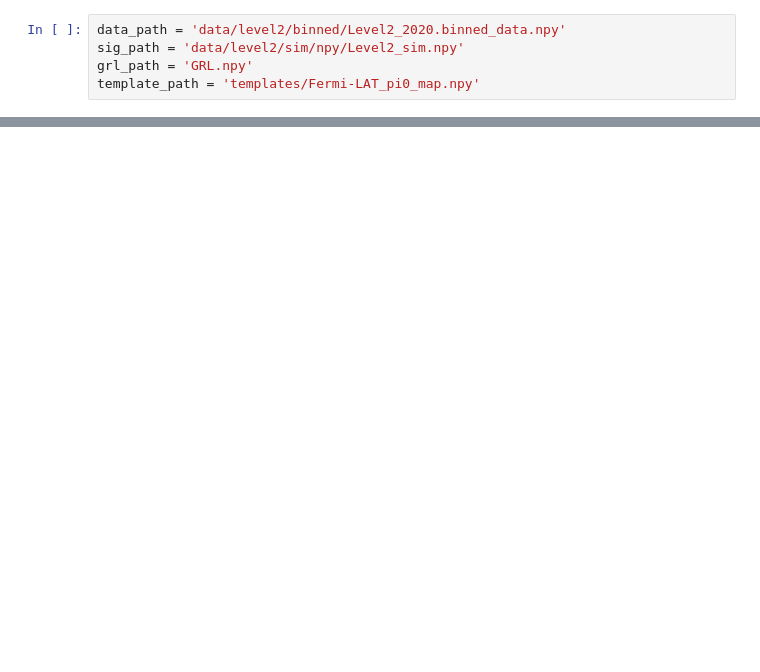
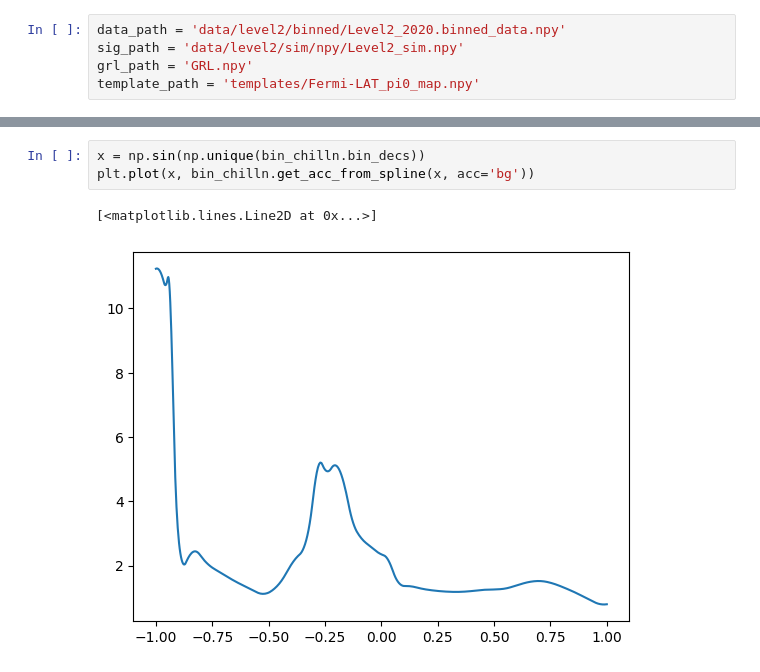
Before and after one commit to MACampana/BinnedTracks, a Jupyter notebook: NEW_BinnedAnalysis.ipynb, the cells around one changed output, grey strips where cells are left out. Drawn from its saved outputs; the diff is of its cells as text; blank space fills up the shorter version.

```diff
--- a/NEW_BinnedAnalysis.ipynb
+++ b/NEW_BinnedAnalysis.ipynb
@@ -708,0 +805,6 @@ bin_chilln = BinnedTemplateAllSky(data_path, sig_path, grl_path, is_binned=True,
+# %%
+x = np.sin(np.unique(bin_chilln.bin_decs))
+plt.plot(x, bin_chilln.get_acc_from_spline(x, acc='bg'))
+# %% [output]
+[<matplotlib.lines.Line2D at 0x...>]
+[figure, added]
```
Also changed, not shown: parts of 9 cells of this notebook.
